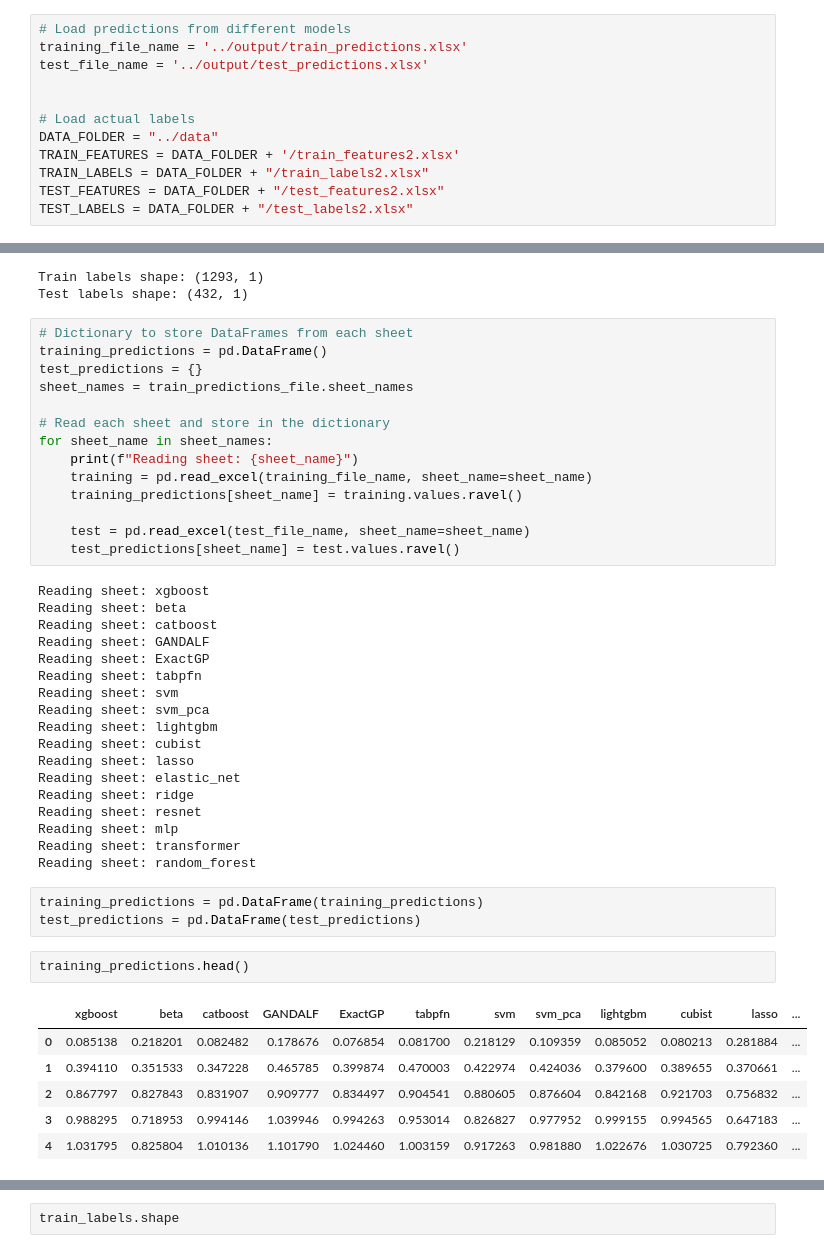
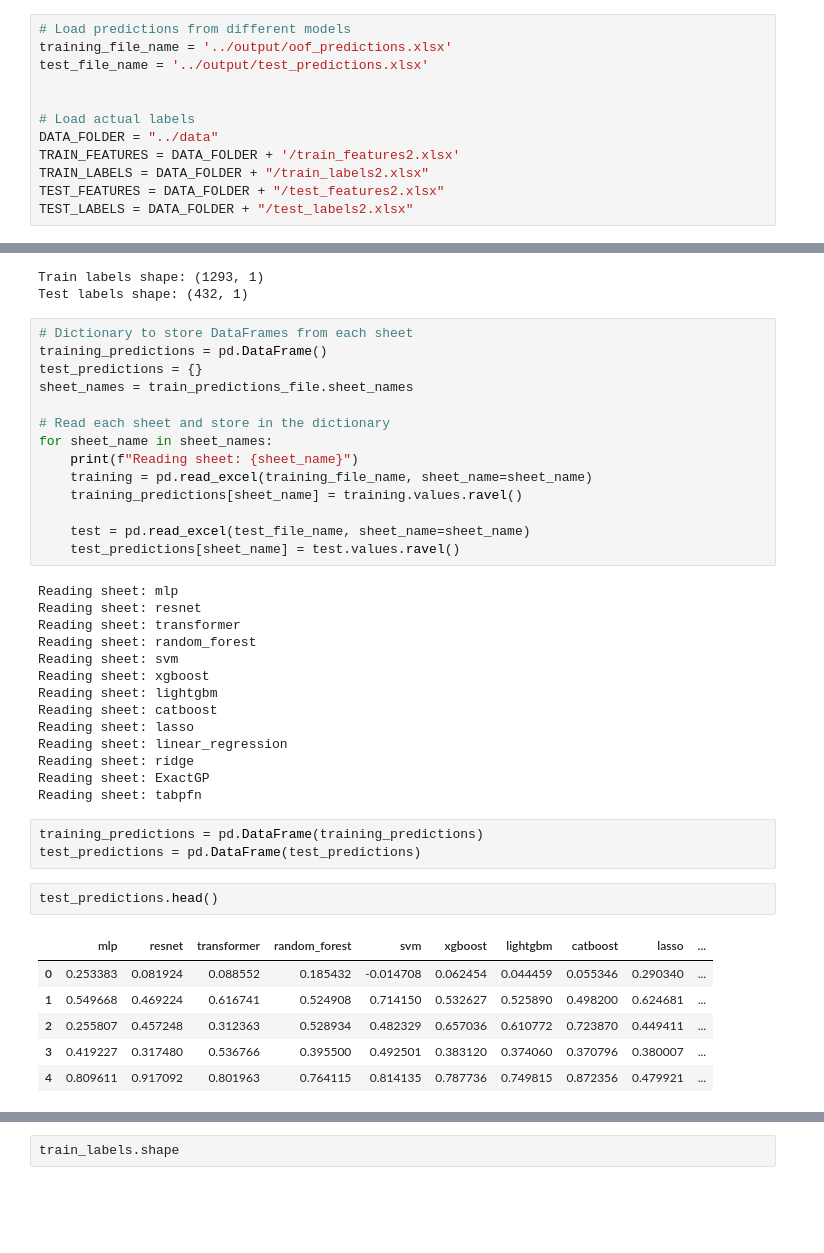
Before and after one commit to hoanguyen94/Recovery-rate-prediction, a Jupyter notebook: src/meta-learner.ipynb, the cells around one changed output, grey strips where cells are left out. Cells and saved outputs as stored; diff of their text form; blank space fills up the shorter version.

```diff
--- a/src/meta-learner.ipynb
+++ b/src/meta-learner.ipynb
@@ -25,7 +24,7 @@ np.random.seed(42)
 Load train and test predictions from base models, as well as the target labels.
 # %%
 # Load predictions from different models
-training_file_name = '../output/train_predictions.xlsx'
+training_file_name = '../output/oof_predictions.xlsx'
 test_file_name = '../output/test_predictions.xlsx'
 
 
@@ -65,32 +64,28 @@ for sheet_name in sheet_names:
     test = pd.read_excel(test_file_name, sheet_name=sheet_name)
     test_predictions[sheet_name] = test.values.ravel()
 # %% [output]
+Reading sheet: mlp
+Reading sheet: resnet
+Reading sheet: transformer
+Reading sheet: random_forest
+Reading sheet: svm
 Reading sheet: xgboost
-Reading sheet: beta
+Reading sheet: lightgbm
 Reading sheet: catboost
-Reading sheet: GANDALF
+Reading sheet: lasso
+Reading sheet: linear_regression
+Reading sheet: ridge
 Reading sheet: ExactGP
 Reading sheet: tabpfn
-Reading sheet: svm
-Reading sheet: svm_pca
-Reading sheet: lightgbm
-Reading sheet: cubist
-Reading sheet: lasso
-Reading sheet: elastic_net
-Reading sheet: ridge
-Reading sheet: resnet
-Reading sheet: mlp
-Reading sheet: transformer
-Reading sheet: random_forest
 # %%
 training_predictions = pd.DataFrame(training_predictions)
 test_predictions = pd.DataFrame(test_predictions)
 # %%
-training_predictions.head()
+test_predictions.head()
 # %% [output]
-|  | xgboost | beta | catboost | GANDALF | ExactGP | tabpfn | svm | svm_pca | lightgbm | cubist | lasso | ... |
-| 0 | 0.085138 | 0.218201 | 0.082482 | 0.178676 | 0.076854 | 0.081700 | 0.218129 | 0.109359 | 0.085052 | 0.080213 | 0.281884 | ... |
-| 1 | 0.394110 | 0.351533 | 0.347228 | 0.465785 | 0.399874 | 0.470003 | 0.422974 | 0.424036 | 0.379600 | 0.389655 | 0.370661 | ... |
-| 2 | 0.867797 | 0.827843 | 0.831907 | 0.909777 | 0.834497 | 0.904541 | 0.880605 | 0.876604 | 0.842168 | 0.921703 | 0.756832 | ... |
-| 3 | 0.988295 | 0.718953 | 0.994146 | 1.039946 | 0.994263 | 0.953014 | 0.826827 | 0.977952 | 0.999155 | 0.994565 | 0.647183 | ... |
-| 4 | 1.031795 | 0.825804 | 1.010136 | 1.101790 | 1.024460 | 1.003159 | 0.917263 | 0.981880 | 1.022676 | 1.030725 | 0.792360 | ... |
+|  | mlp | resnet | transformer | random_forest | svm | xgboost | lightgbm | catboost | lasso | ... |
+| 0 | 0.253383 | 0.081924 | 0.088552 | 0.185432 | -0.014708 | 0.062454 | 0.044459 | 0.055346 | 0.290340 | ... |
+| 1 | 0.549668 | 0.469224 | 0.616741 | 0.524908 | 0.714150 | 0.532627 | 0.525890 | 0.498200 | 0.624681 | ... |
+| 2 | 0.255807 | 0.457248 | 0.312363 | 0.528934 | 0.482329 | 0.657036 | 0.610772 | 0.723870 | 0.449411 | ... |
+| 3 | 0.419227 | 0.317480 | 0.536766 | 0.395500 | 0.492501 | 0.383120 | 0.374060 | 0.370796 | 0.380007 | ... |
+| 4 | 0.809611 | 0.917092 | 0.801963 | 0.764115 | 0.814135 | 0.787736 | 0.749815 | 0.872356 | 0.479921 | ... |
```
Also changed, not shown: parts of 29 cells of this notebook.
